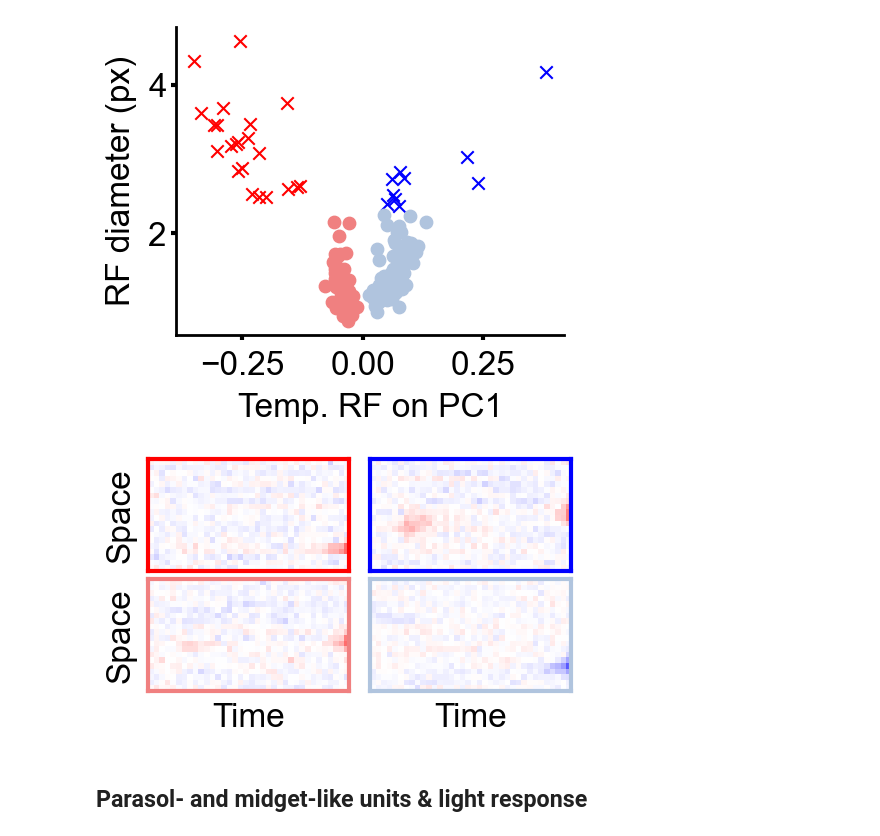
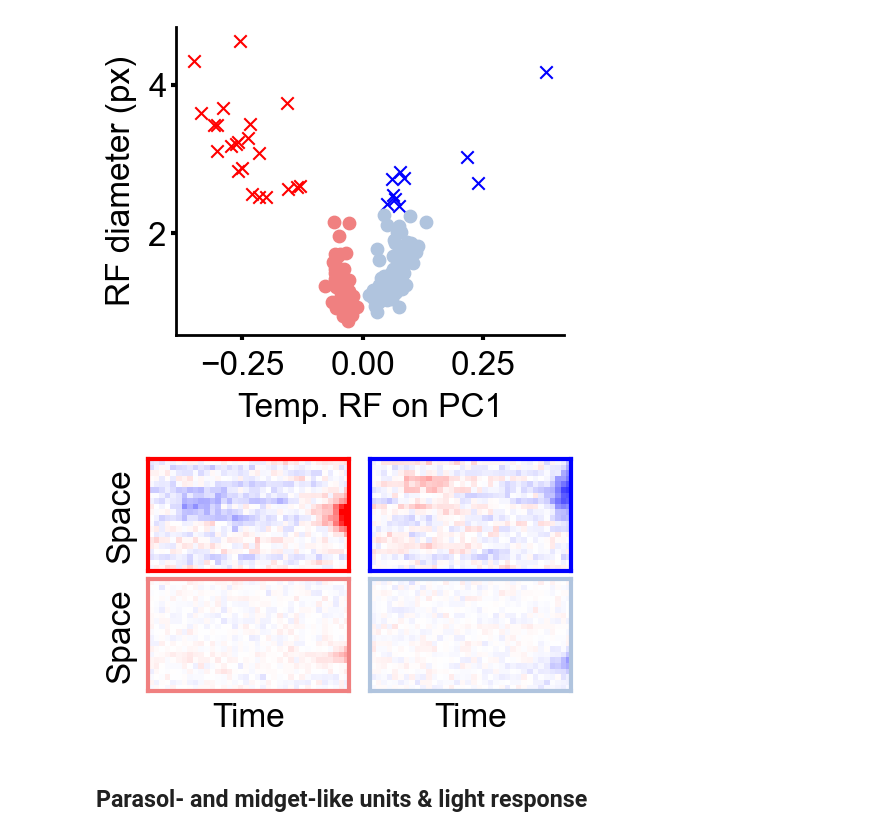
Before and after one commit to webstorms/RetinalModel, a Jupyter notebook: notebooks/Fig 3 - RFs - Nicol 3.ipynb, the cells around one changed output. Drawn from its saved outputs; the diff is of its cells as text; code cells hidden in the pictures.

```diff
--- a/notebooks/Fig 3 - RFs - Nicol 3.ipynb
+++ b/notebooks/Fig 3 - RFs - Nicol 3.ipynb
@@ -75,29 +75,29 @@ plt.savefig(f"{root}/figures/fig3/PC_dots.svg", format="svg", transparent=False,
 # %%
 def plot_rf2d(i, c, ax):
     rf2d = rf_query.strfs[i].mean(2).T
     max_v = 0.5
     ax.imshow(rf2d, vmin=-max_v, vmax=max_v, cmap="bwr")
     for ax_name in ["left", "right", "bottom", "top"]:
         ax.spines[ax_name].set_linewidth(3)
     ax.set_xticks([])
     ax.set_yticks([])
     for spine in ax.spines.values():
         spine.set_edgecolor(c)
 
 fig, axs = plt.subplots(2, 2, figsize=(5, 3))
-plot_rf2d(7, "red", axs[0, 0])
-plot_rf2d(21, "blue", axs[0, 1])
-plot_rf2d(0, "lightcoral", axs[1, 0])
-plot_rf2d(1, "lightsteelblue", axs[1, 1])
+plot_rf2d(3, "red", axs[0, 0])
+plot_rf2d(19, "blue", axs[0, 1])
+plot_rf2d(9, "lightcoral", axs[1, 0])
+plot_rf2d(104, "lightsteelblue", axs[1, 1])
 labelsize = 24
 axs[1, 0].set_xlabel("Time", fontsize=labelsize, labelpad=8)
 axs[1, 1].set_xlabel("Time", fontsize=labelsize, labelpad=8)
 axs[0, 0].set_ylabel("Space", fontsize=labelsize, labelpad=8)
 axs[1, 0].set_ylabel("Space", fontsize=labelsize, labelpad=8)
 fig.tight_layout()
 plt.savefig(f"{root}/figures/fig3/rf2d.svg", format="svg", transparent=False, bbox_inches="tight")
 # %% [output]
-[figure, old version]
+[figure, new version]
 # %% [markdown]
 ## Parasol- and midget-like units & light response
 # %%
```
Also changed, not shown: parts of 3 cells of this notebook.
